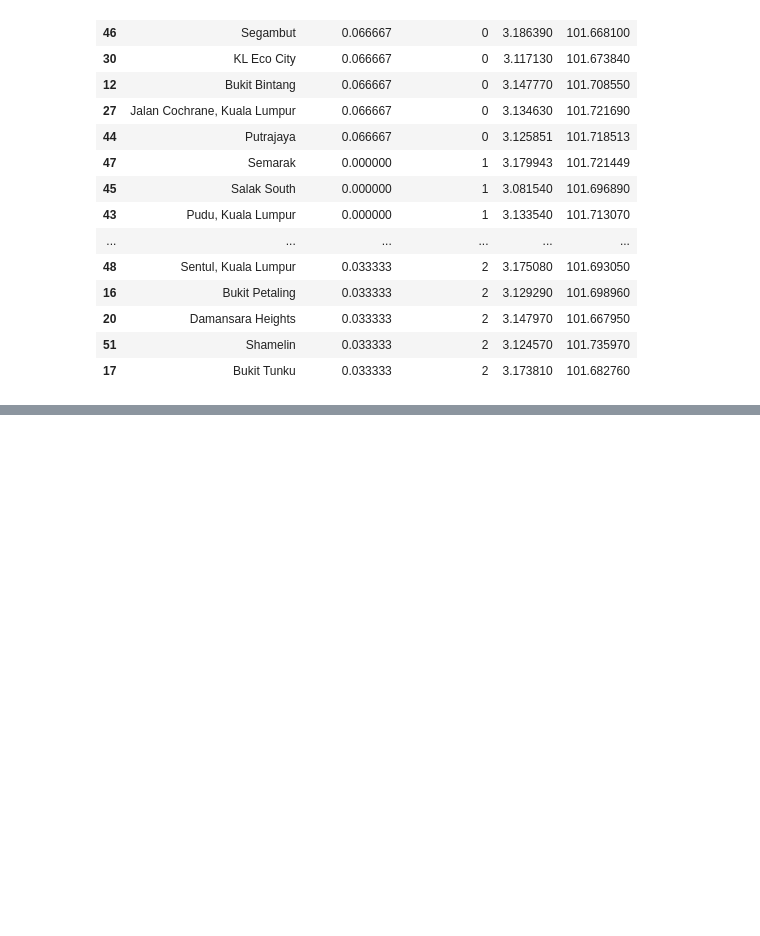
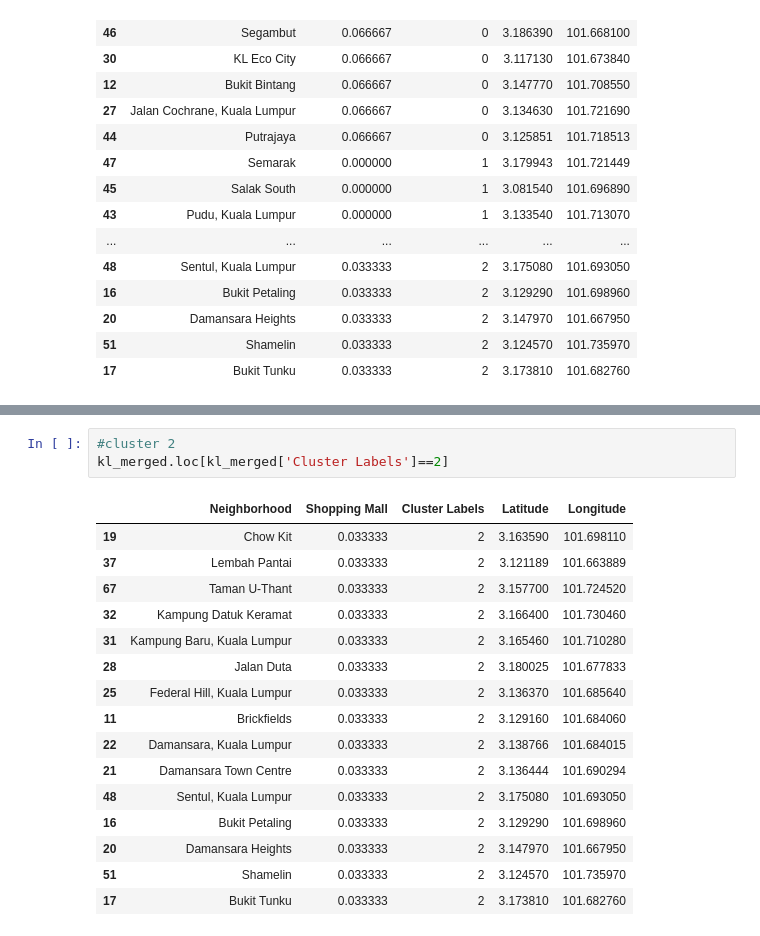
Before and after one commit to shu3bham/Coursera_Capstone, a Jupyter notebook: week 5 final submission.ipynb, the cells around one changed output, grey strips where cells are left out. Cells and saved outputs as stored; diff of their text form; blank space fills up the shorter version.

```diff
--- a/week 5 final submission.ipynb
+++ b/week 5 final submission.ipynb
@@ -436,0 +496,20 @@ x=np.arange(kcl)
+# %%
+#cluster 2
+kl_merged.loc[kl_merged['Cluster Labels']==2]
+# %% [output]
+|  | Neighborhood | Shopping Mall | Cluster Labels | Latitude | Longitude |
+| 19 | Chow Kit | 0.033333 | 2 | 3.163590 | 101.698110 |
+| 37 | Lembah Pantai | 0.033333 | 2 | 3.121189 | 101.663889 |
+| 67 | Taman U-Thant | 0.033333 | 2 | 3.157700 | 101.724520 |
+| 32 | Kampung Datuk Keramat | 0.033333 | 2 | 3.166400 | 101.730460 |
+| 31 | Kampung Baru, Kuala Lumpur | 0.033333 | 2 | 3.165460 | 101.710280 |
+| 28 | Jalan Duta | 0.033333 | 2 | 3.180025 | 101.677833 |
+| 25 | Federal Hill, Kuala Lumpur | 0.033333 | 2 | 3.136370 | 101.685640 |
+| 11 | Brickfields | 0.033333 | 2 | 3.129160 | 101.684060 |
+| 22 | Damansara, Kuala Lumpur | 0.033333 | 2 | 3.138766 | 101.684015 |
+| 21 | Damansara Town Centre | 0.033333 | 2 | 3.136444 | 101.690294 |
+| 48 | Sentul, Kuala Lumpur | 0.033333 | 2 | 3.175080 | 101.693050 |
+| 16 | Bukit Petaling | 0.033333 | 2 | 3.129290 | 101.698960 |
+| 20 | Damansara Heights | 0.033333 | 2 | 3.147970 | 101.667950 |
+| 51 | Shamelin | 0.033333 | 2 | 3.124570 | 101.735970 |
+| 17 | Bukit Tunku | 0.033333 | 2 | 3.173810 | 101.682760 |
```
Also changed, not shown: parts of 7 cells of this notebook.
